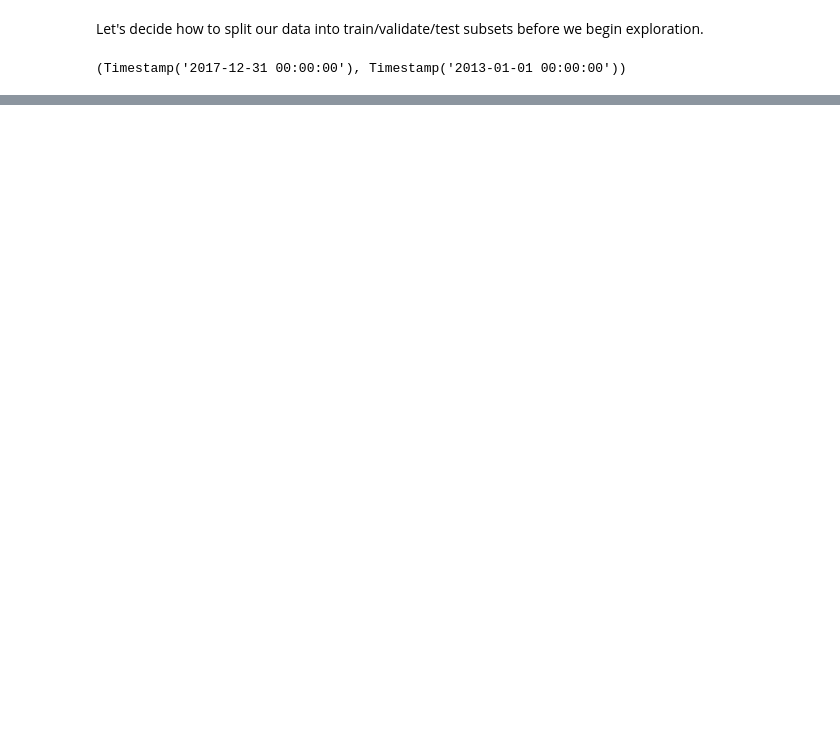
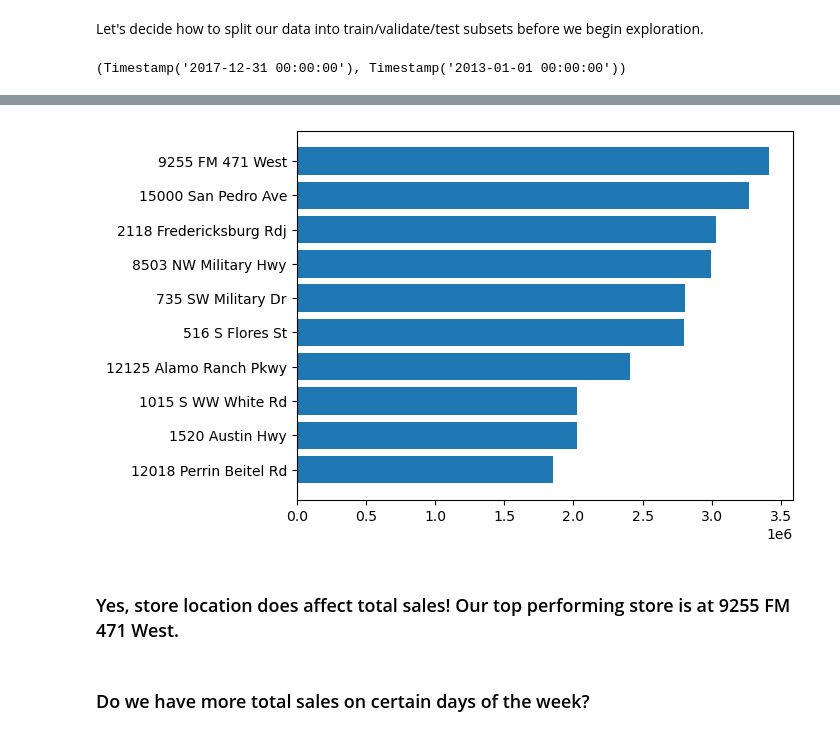
Before and after one commit to CodeupClassroom/somerville-time-series-exercises, a Jupyter notebook: explore_lesson.ipynb, the cells around one changed output, grey strips where cells are left out. Cells and saved outputs as stored; diff of their text form; code cells hidden in the pictures; blank space fills up the shorter version.

```diff
--- a/explore_lesson.ipynb
+++ b/explore_lesson.ipynb
@@ -42,3 +42,9 @@ Let's decide how to split our data into train/validate/test subsets before we be
 df.index.max(), df.index.min()
 # %% [output]
 (Timestamp('2017-12-31 00:00:00'), Timestamp('2013-01-01 00:00:00'))
+# %%
+train = df.loc[:'2015']
+validate = df.loc['2016']
+test = df.loc['2017']
+
+train.shape, validate.shape, test.shape
@@ -44,0 +61,3 @@ df.index.max(), df.index.min()
+# %%
+store_sums = train.groupby('store_address').sale_amount.sum().sort_values(ascending=True)
+store_sums
@@ -44,0 +77,9 @@ df.index.max(), df.index.min()
+# %%
+plt.barh(width=store_sums, y=store_sums.index)
+plt.show()
+# %% [output]
+[figure, added]
+# %% [markdown]
+### Yes, store location does affect total sales! Our top performing store is at 9255 FM 471 West.
+# %% [markdown]
+### Do we have more total sales on certain days of the week?
```
Also changed, not shown: parts of 28 cells of this notebook.
